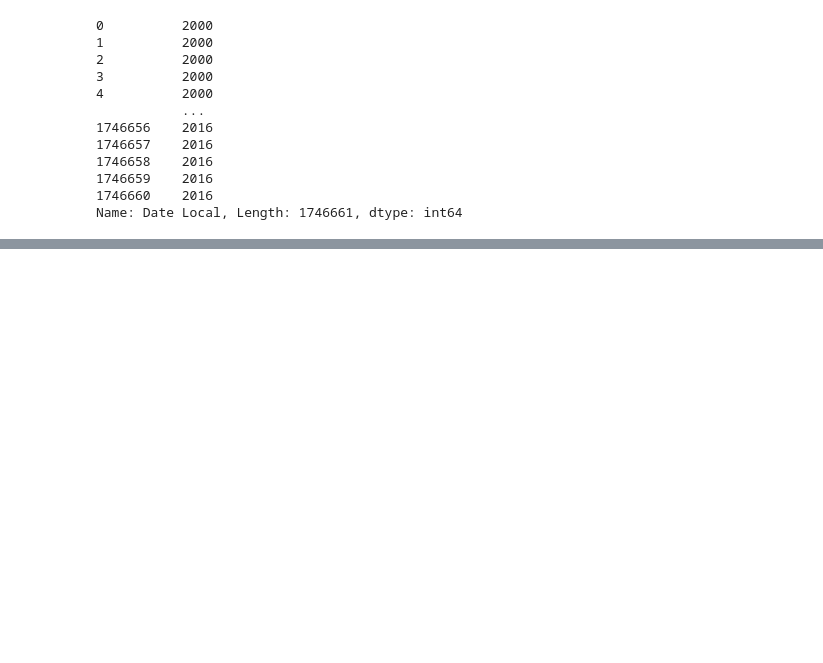
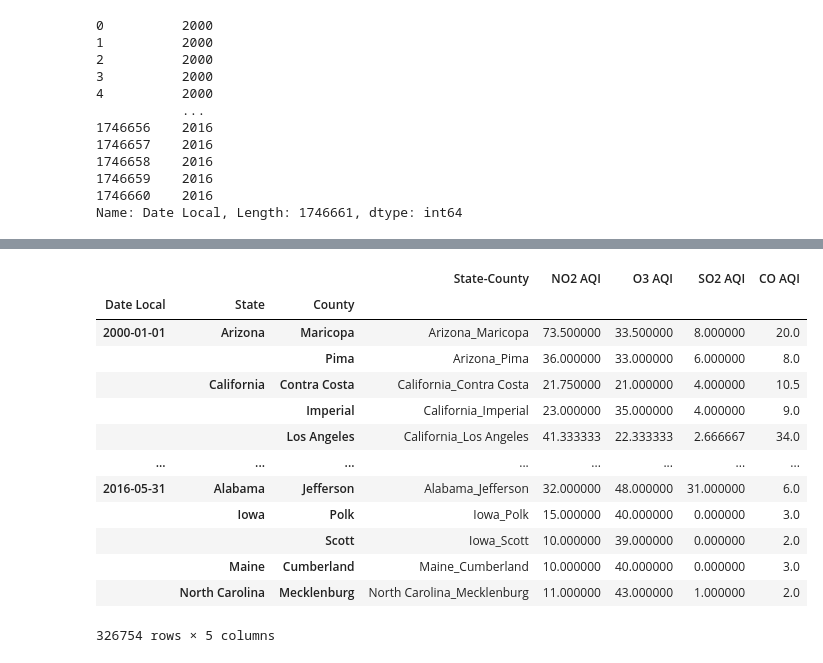
Before and after one commit to Annaolivia5/AQI-Data-Dashboard, a Jupyter notebook: resources/Non-Runnable Cleaning File.ipynb, the cells around one changed output, grey strips where cells are left out. Cells and saved outputs as stored; diff of their text form; code cells hidden in the pictures; blank space fills up the shorter version.

Commit message:
final data

```diff
--- a/resources/Non-Runnable Cleaning File.ipynb
+++ b/resources/Non-Runnable Cleaning File.ipynb
@@ -91,0 +111,18 @@ poll_2016_df
+# %%
+#drop first column from DataFrame
+df_by_day.reset_index(level = 'State-County')
+# %% [output]
+|  |  |  | State-County | NO2 AQI | O3 AQI | SO2 AQI | CO AQI |
+| Date Local | State | County |  |  |  |  |  |
+| 2000-01-01 | Arizona | Maricopa | Arizona_Maricopa | 73.500000 | 33.500000 | 8.000000 | 20.0 |
+|  |  | Pima | Arizona_Pima | 36.000000 | 33.000000 | 6.000000 | 8.0 |
+|  | California | Contra Costa | California_Contra Costa | 21.750000 | 21.000000 | 4.000000 | 10.5 |
+|  |  | Imperial | California_Imperial | 23.000000 | 35.000000 | 4.000000 | 9.0 |
+|  |  | Los Angeles | California_Los Angeles | 41.333333 | 22.333333 | 2.666667 | 34.0 |
+| ... | ... | ... | ... | ... | ... | ... | ... |
+| 2016-05-31 | Alabama | Jefferson | Alabama_Jefferson | 32.000000 | 48.000000 | 31.000000 | 6.0 |
+|  | Iowa | Polk | Iowa_Polk | 15.000000 | 40.000000 | 0.000000 | 3.0 |
+|  |  | Scott | Iowa_Scott | 10.000000 | 39.000000 | 0.000000 | 2.0 |
+|  | Maine | Cumberland | Maine_Cumberland | 10.000000 | 40.000000 | 0.000000 | 3.0 |
+|  | North Carolina | Mecklenburg | North Carolina_Mecklenburg | 11.000000 | 43.000000 | 1.000000 | 2.0 |
+326754 rows × 5 columns
```
Also changed, not shown: parts of 20 cells of this notebook, 5 other files.
